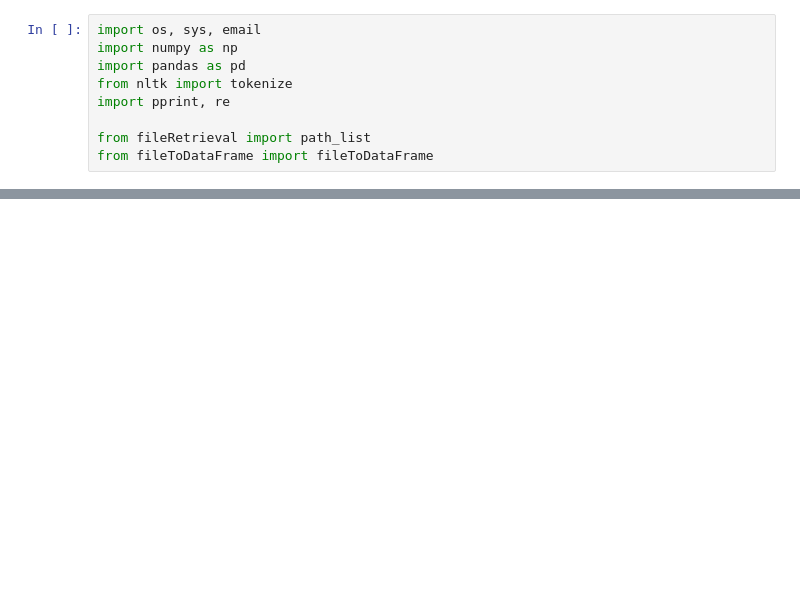
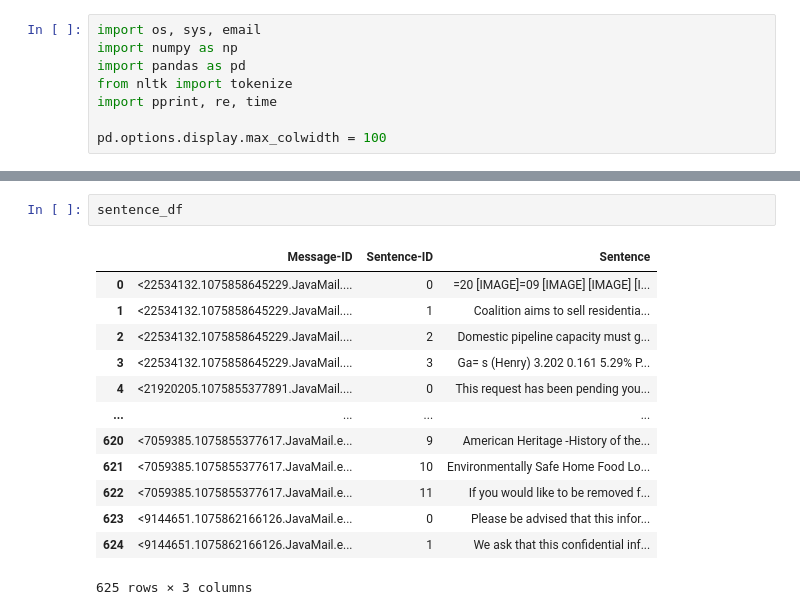
Before and after one commit to oratosa/OpenIE, a Jupyter notebook: main.ipynb, the cells around one changed output, grey strips where cells are left out. Saved outputs shown, nothing was run; the diff lists cells and outputs as text; blank space fills up the shorter version.

```diff
--- a/main.ipynb
+++ b/main.ipynb
@@ -3,10 +3,9 @@ import os, sys, email
 import numpy as np
 import pandas as pd
 from nltk import tokenize
-import pprint, re
+import pprint, re, time
 
-from fileRetrieval import path_list
-from fileToDataFrame import fileToDataFrame
+pd.options.display.max_colwidth = 100
 # %%
 # ディレクトリ 内のメールファイルを読み込む
 
@@ -66,0 +83,16 @@ triple_df
+# %%
+sentence_df
+# %% [output]
+|  | Message-ID | Sentence-ID | Sentence |
+| 0 | <22534132.1075858645229.JavaMail.... | 0 | =20 [IMAGE]=09 [IMAGE] [IMAGE] [I... |
+| 1 | <22534132.1075858645229.JavaMail.... | 1 | Coalition aims to sell residentia... |
+| 2 | <22534132.1075858645229.JavaMail.... | 2 | Domestic pipeline capacity must g... |
+| 3 | <22534132.1075858645229.JavaMail.... | 3 | Ga= s (Henry) 3.202 0.161 5.29% P... |
+| 4 | <21920205.1075855377891.JavaMail.... | 0 | This request has been pending you... |
+| ... | ... | ... | ... |
+| 620 | <7059385.1075855377617.JavaMail.e... | 9 | American Heritage -History of the... |
+| 621 | <7059385.1075855377617.JavaMail.e... | 10 | Environmentally Safe Home Food Lo... |
+| 622 | <7059385.1075855377617.JavaMail.e... | 11 | If you would like to be removed f... |
+| 623 | <9144651.1075862166126.JavaMail.e... | 0 | Please be advised that this infor... |
+| 624 | <9144651.1075862166126.JavaMail.e... | 1 | We ask that this confidential inf... |
+625 rows × 3 columns
```
Also changed, not shown: parts of 10 cells of this notebook.
